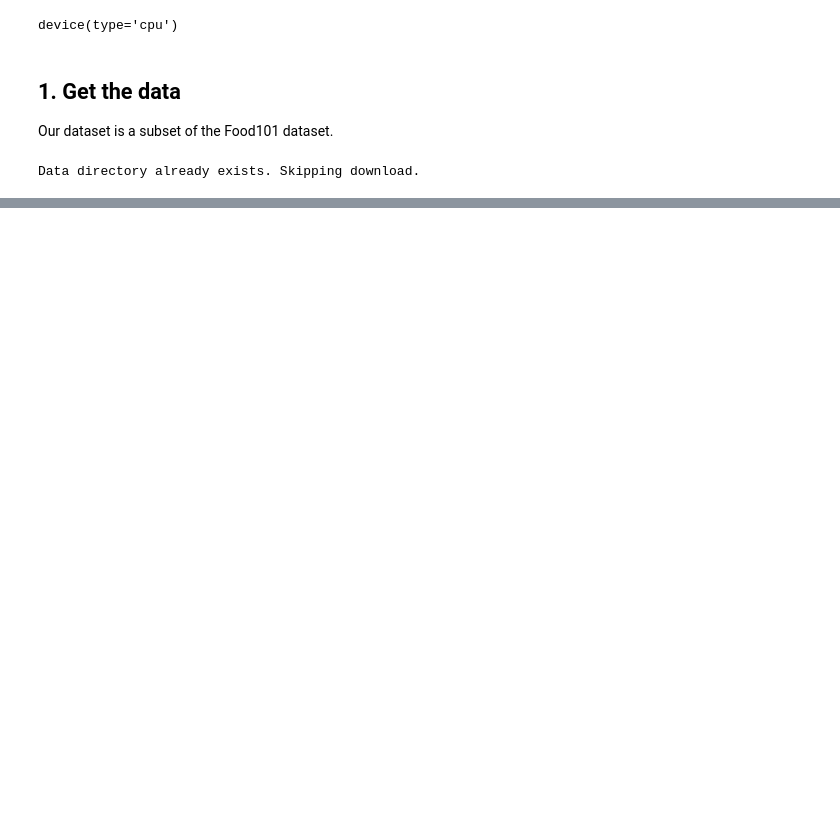
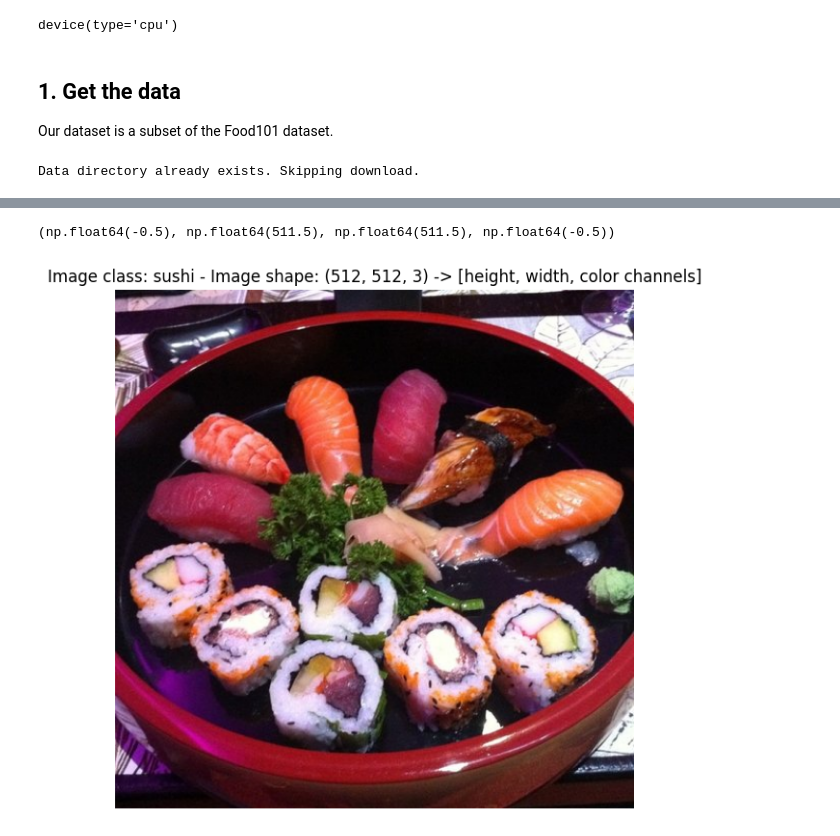
Before and after one commit to bpiaple/PyTorch-Course, a Jupyter notebook: 04_custom_datasets/04_custum_dataset.ipynb, the cells around one changed output, grey strips where cells are left out. Saved outputs shown, nothing was run; the diff lists cells and outputs as text; code cells hidden in the pictures; blank space fills up the shorter version.

```diff
--- a/04_custom_datasets/04_custum_dataset.ipynb
+++ b/04_custom_datasets/04_custum_dataset.ipynb
@@ -52,0 +132,15 @@ Data directory already exists. Skipping download.
+# %%
+import numpy as np
+import matplotlib.pyplot as plt
+
+# Turn an image into NumPy array
+img_array = np.array(img)
+
+# Plot the image with matplotlib
+plt.figure(figsize=(7, 7))
+plt.imshow(img_array)
+plt.title(f"Image class: {class_name} - Image shape: {img_array.shape} -> [height, width, color channels]")
+plt.axis(False)
+# %% [output]
+(np.float64(-0.5), np.float64(511.5), np.float64(511.5), np.float64(-0.5))
+[figure, added]
```
Also changed, not shown: parts of 109 cells of this notebook.
